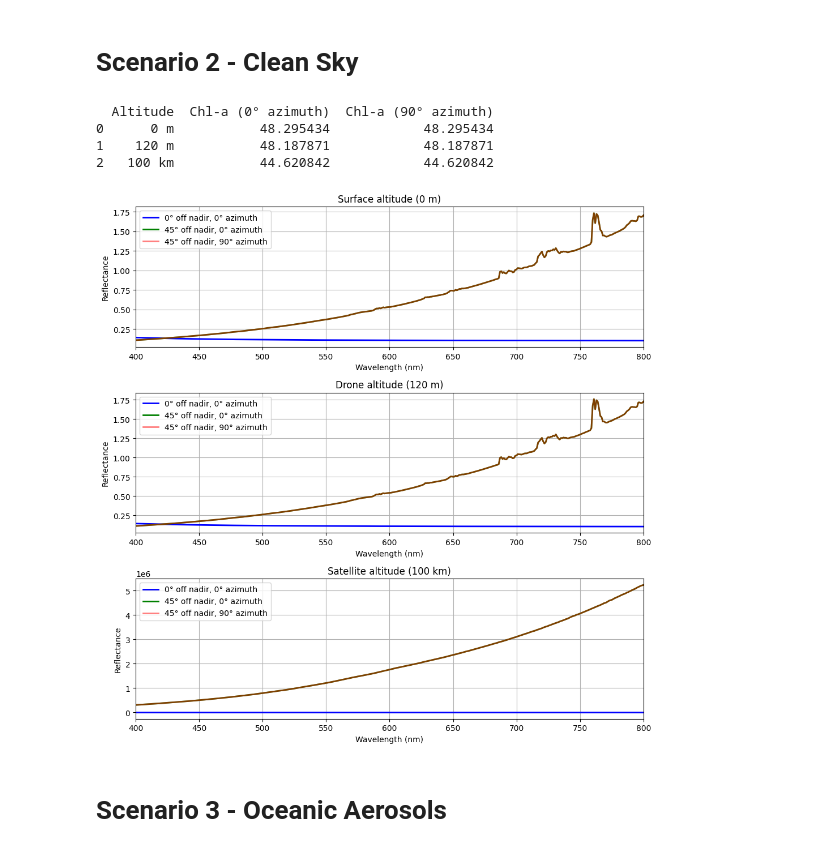
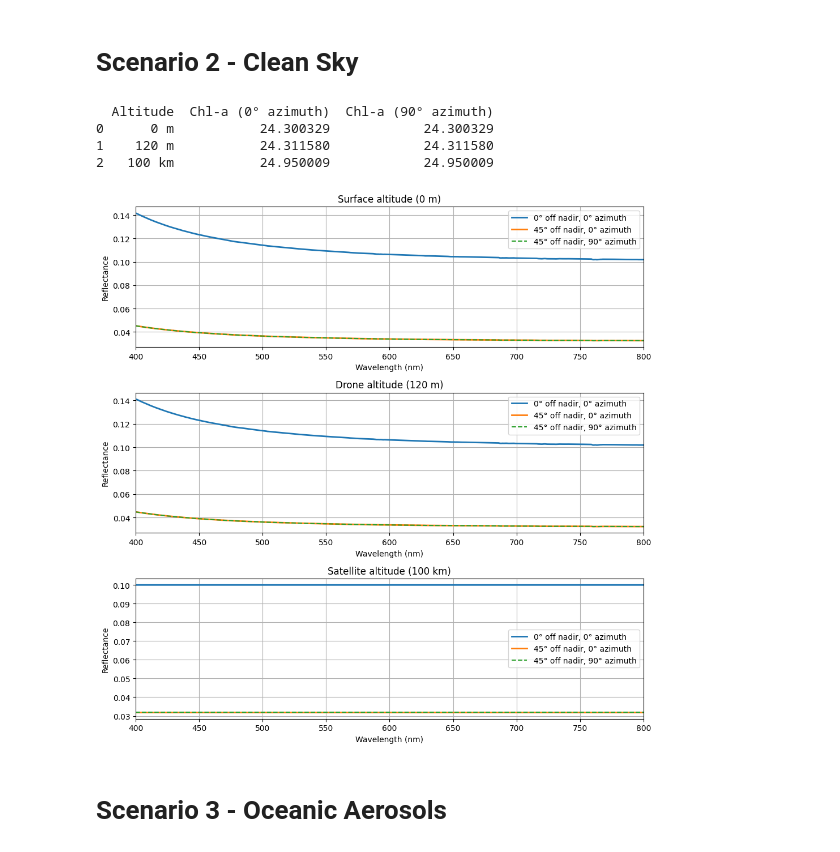
Before and after one commit to SkaugJr/TTK4265-OptiskFjernmaaling, a Jupyter notebook: Prosjekt2/RTM.ipynb, the cells around one changed output. Drawn from its saved outputs; the diff is of its cells as text; code cells hidden in the pictures.

```diff
--- a/Prosjekt2/RTM.ipynb
+++ b/Prosjekt2/RTM.ipynb
@@ -265,16 +265,16 @@ plt.show()
 # Scenario 2 - Clean Sky
 # %%
 SC2_0m = parse_uvspec_output_umu_phi('Data/SC2_0m.OUT')
-SC2_0m['reflectance0'] = SC2_0m['uu(0.7071,0.0)'] / SC2_0m['edn']
-SC2_0m['reflectance90'] = SC2_0m['uu(0.7071,90.0)'] / SC2_0m['edn']
+SC2_0m['reflectance0'] = SC2_0m['uu(0.7071,0.0)'] / SC2_0m['edir']
+SC2_0m['reflectance90'] = SC2_0m['uu(0.7071,90.0)'] / SC2_0m['edir']
 
 SC2_120m = parse_uvspec_output_umu_phi('Data/SC2_120m.OUT')
-SC2_120m['reflectance0'] = SC2_120m['uu(0.7071,0.0)'] / SC2_120m['edn']
-SC2_120m['reflectance90'] = SC2_120m['uu(0.7071,90.0)'] / SC2_120m['edn']
+SC2_120m['reflectance0'] = SC2_120m['uu(0.7071,0.0)'] / SC2_120m['edir']
+SC2_120m['reflectance90'] = SC2_120m['uu(0.7071,90.0)'] / SC2_120m['edir']
 
 SC2_TOA = parse_uvspec_output_umu_phi('Data/SC2_TOA.OUT')
-SC2_TOA['reflectance0'] = SC2_TOA['uu(0.7071,0.0)'] / SC2_TOA['edn']
-SC2_TOA['reflectance90'] = SC2_TOA['uu(0.7071,90.0)'] / SC2_TOA['edn']
+SC2_TOA['reflectance0'] = SC2_TOA['uu(0.7071,0.0)'] / SC2_TOA['edir']
+SC2_TOA['reflectance90'] = SC2_TOA['uu(0.7071,90.0)'] / SC2_TOA['edir']
 
 
 # calculate Chl-a for each dataset
@@ -292,45 +292,45 @@ print(chl_a_df)
 
 
 fig, ax = plt.subplots(3, 1, figsize=(10, 10))
 
-ax[0].plot(SC1_0m['lambda'], SC1_0m['reflectance'], label='0° off nadir, 0° azimuth', linewidth=2, color='blue')
-ax[0].plot(SC2_0m['lambda'], SC2_0m['reflectance0'], label='45° off nadir, 0° azimuth', linewidth=2, color='green')
-ax[0].plot(SC2_0m['lambda'], SC2_0m['reflectance90'], label='45° off nadir, 90° azimuth', linewidth=2, color='red', alpha=0.5)
+ax[0].plot(SC1_0m['lambda'], SC1_0m['reflectance'], label='0° off nadir, 0° azimuth', linewidth=2)
+ax[0].plot(SC2_0m['lambda'], SC2_0m['reflectance0'], label='45° off nadir, 0° azimuth', linewidth=2)
+ax[0].plot(SC2_0m['lambda'], SC2_0m['reflectance90'], label='45° off nadir, 90° azimuth', linewidth=1.5, linestyle='--')
 ax[0].set_title('Surface altitude (0 m)')
 ax[0].set_xlabel('Wavelength (nm)')
 ax[0].set_ylabel('Reflectance')
 ax[0].legend()
 ax[0].set_xlim(400, 800)
 ax[0].grid(True)
 
-ax[1].plot(SC1_120m['lambda'], SC1_120m['reflectance'], label='0° off nadir, 0° azimuth', linewidth=2, color='blue')
-ax[1].plot(SC2_120m['lambda'], SC2_120m['reflectance0'], label='45° off nadir, 0° azimuth', linewidth=2, color='green')
-ax[1].plot(SC2_120m['lambda'], SC2_120m['reflectance90'], label='45° off nadir, 90° azimuth', linewidth=2, color='red', alpha=0.5)
+ax[1].plot(SC1_120m['lambda'], SC1_120m['reflectance'], label='0° off nadir, 0° azimuth', linewidth=2)
+ax[1].plot(SC2_120m['lambda'], SC2_120m['reflectance0'], label='45° off nadir, 0° azimuth', linewidth=2)
+ax[1].plot(SC2_120m['lambda'], SC2_120m['reflectance90'], label='45° off nadir, 90° azimuth', linewidth=1.5, linestyle='--')
 ax[1].set_title('Drone altitude (120 m)')
 ax[1].set_xlabel('Wavelength (nm)')
 ax[1].set_ylabel('Reflectance')
 ax[1].legend()
 ax[1].set_xlim(400, 800)
 ax[1].grid(True)
 
-ax[2].plot(SC1_TOA['lambda'], SC1_TOA['reflectance'], label='0° off nadir, 0° azimuth', linewidth=2, color='blue')
-ax[2].plot(SC2_TOA['lambda'], SC2_TOA['reflectance0'], label='45° off nadir, 0° azimuth', linewidth=2, color='green')
-ax[2].plot(SC2_TOA['lambda'], SC2_TOA['reflectance90'], label='45° off nadir, 90° azimuth', linewidth=2, color='red', alpha=0.5)
+ax[2].plot(SC1_TOA['lambda'], SC1_TOA['reflectance'], label='0° off nadir, 0° azimuth', linewidth=2)
+ax[2].plot(SC2_TOA['lambda'], SC2_TOA['reflectance0'], label='45° off nadir, 0° azimuth', linewidth=2)
+ax[2].plot(SC2_TOA['lambda'], SC2_TOA['reflectance90'], label='45° off nadir, 90° azimuth', linewidth=1.5, linestyle='--')
 ax[2].set_title('Satellite altitude (100 km)')
 ax[2].set_xlabel('Wavelength (nm)')
 ax[2].set_ylabel('Reflectance')
 ax[2].legend()
 ax[2].set_xlim(400, 800)
 ax[2].grid(True)
 
 plt.tight_layout()
 
 plt.show()
 # %% [output]
   Altitude  Chl-a (0° azimuth)  Chl-a (90° azimuth)
-0      0 m           48.295434            48.295434
-1    120 m           48.187871            48.187871
-2   100 km           44.620842            44.620842
+0      0 m           24.300329            24.300329
+1    120 m           24.311580            24.311580
+2   100 km           24.950009            24.950009
-[figure, old version]
+[figure, new version]
 # %% [markdown]
 # Scenario 3 - Oceanic Aerosols
```
Also changed, not shown: parts of 3 cells of this notebook, 13 other files.
